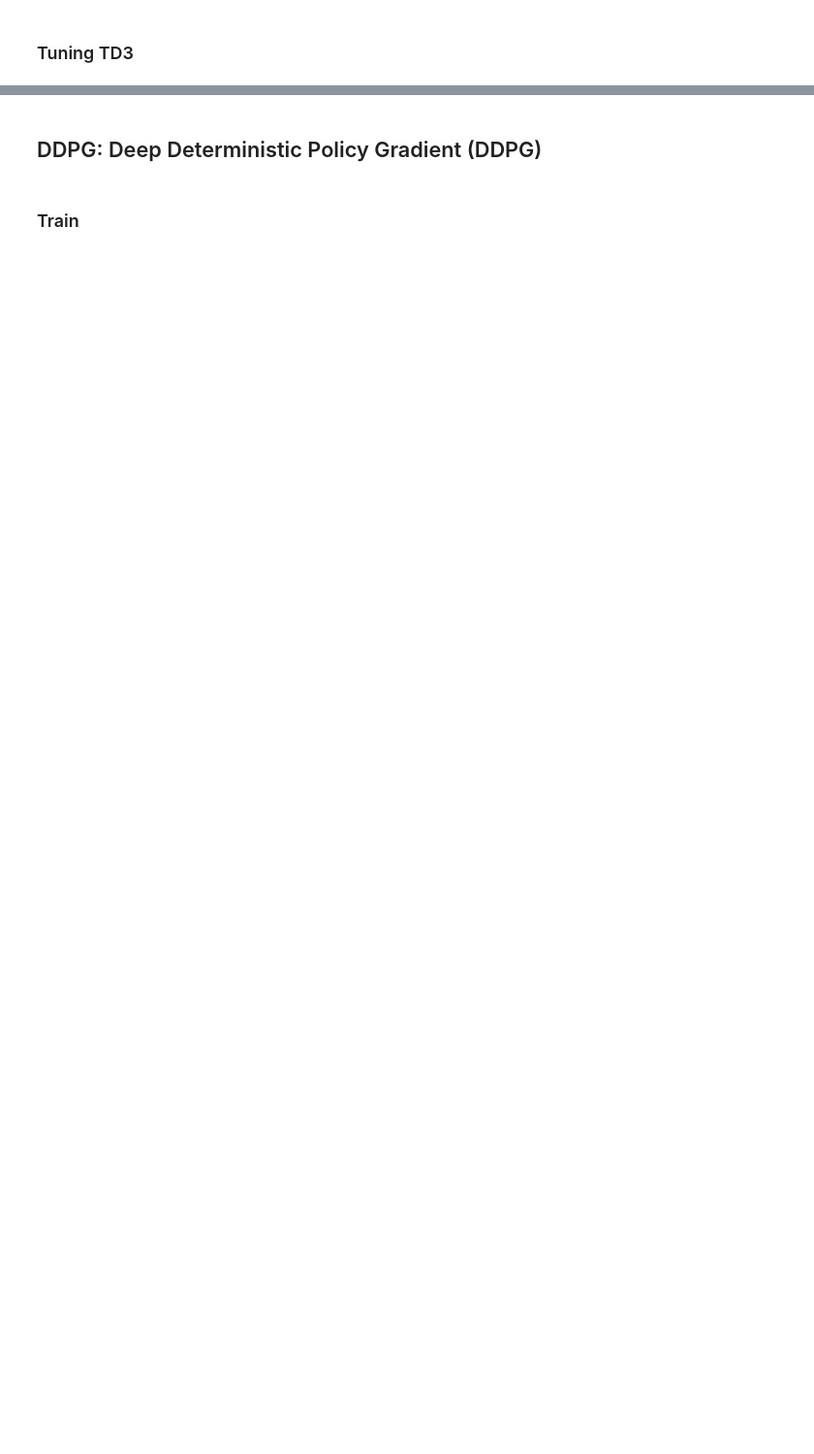
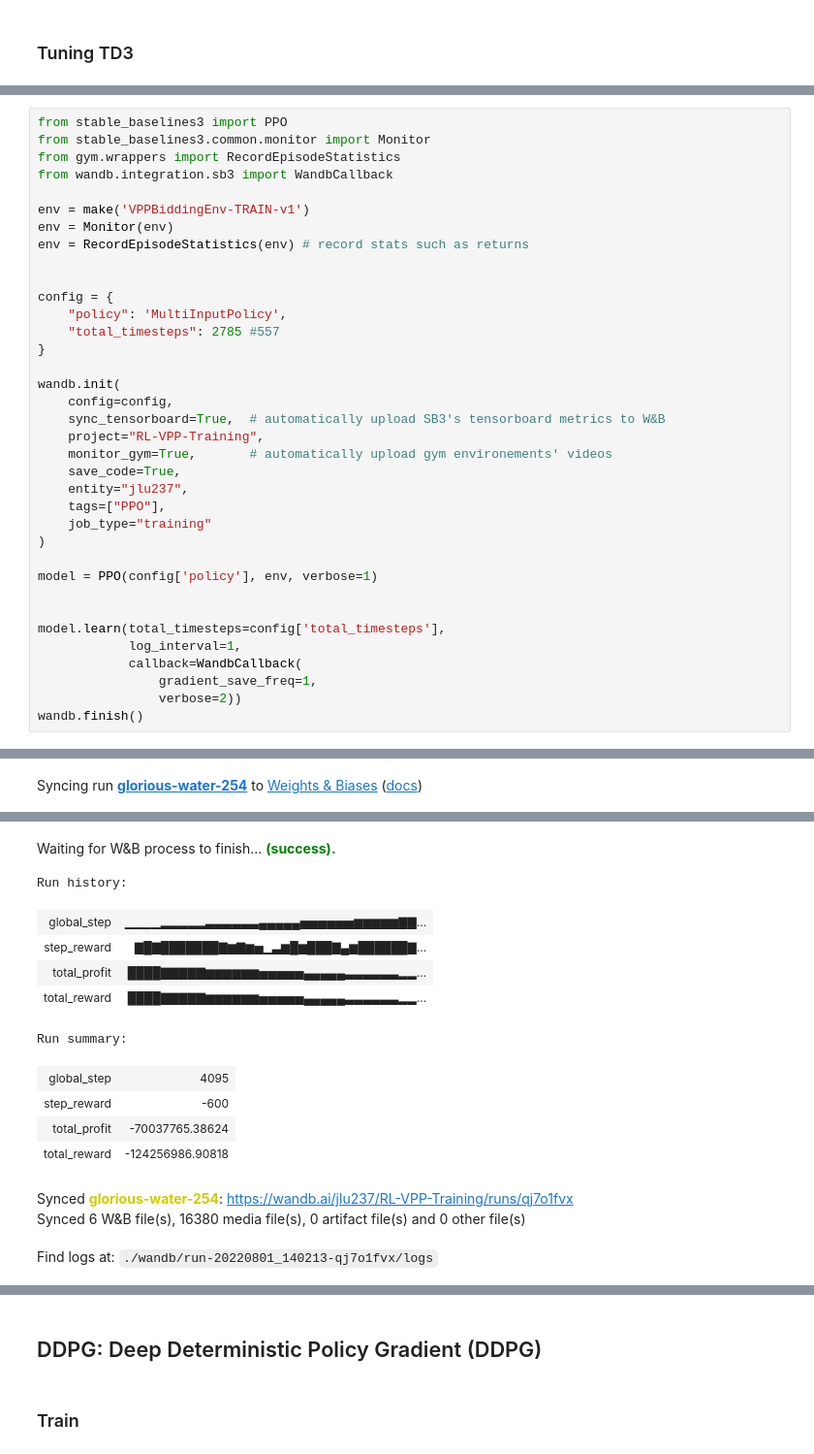
Before and after one commit to jlp237/MA-VPP-RL-bidding, a Jupyter notebook: 02_VPPBiddingEnv.ipynb, the cells around one changed output, grey strips where cells are left out. Shown at 97% size. Saved outputs shown, nothing was run; the diff lists cells and outputs as text; blank space fills up the shorter version.

```diff
--- a/02_VPPBiddingEnv.ipynb
+++ b/02_VPPBiddingEnv.ipynb
@@ -382,0 +476,37 @@ except KeyboardInterrupt:
+# %%
+from stable_baselines3 import PPO
+from stable_baselines3.common.monitor import Monitor
+from gym.wrappers import RecordEpisodeStatistics
+from wandb.integration.sb3 import WandbCallback
+
+env = make('VPPBiddingEnv-TRAIN-v1')
+env = Monitor(env)
+env = RecordEpisodeStatistics(env) # record stats such as returns
+
+
+config = {
+    "policy": 'MultiInputPolicy',
+    "total_timesteps": 2785 #557
+}
+
+wandb.init(
+    config=config,
+    sync_tensorboard=True,  # automatically upload SB3's tensorboard metrics to W&B
+    project="RL-VPP-Training",
+    monitor_gym=True,       # automatically upload gym environements' videos
+    save_code=True,
+    entity="jlu237",
+    tags=["PPO"],
+    job_type="training"
+)
+
+model = PPO(config['policy'], env, verbose=1)
+
+
+model.learn(total_timesteps=config['total_timesteps'],
+            log_interval=1,
+            callback=WandbCallback(
+                gradient_save_freq=1,
+                verbose=2))
+wandb.finish()
+# %% [output]
@@ -382,0 +515 @@ except KeyboardInterrupt:
+Syncing run glorious-water-254 to Weights & Biases (docs)
@@ -382,0 +533,14 @@ except KeyboardInterrupt:
+Waiting for W&B process to finish... (success).
+Run history:
+| global_step | ▁▁▁▁▂▂▂▂▂▃▃▃▃▃▃▄▄▄▄▄▅▅▅▅▅▅▆▆▆▆▆▇▇... |
+| step_reward | ▇█▇███████▇▆▇▆▅▁▃▆█▆███▇▄▆██████▇... |
+| total_profit | ████▇▇▇▇▇▆▆▆▆▆▆▅▅▅▅▅▄▄▄▄▄▃▃▃▃▃▃▂▂... |
+| total_reward | ████▇▇▇▇▇▆▆▆▆▆▆▅▅▅▅▅▄▄▄▄▄▃▃▃▃▃▃▂▂... |
+Run summary:
+| global_step | 4095 |
+| step_reward | -600 |
+| total_profit | -70037765.38624 |
+| total_reward | -124256986.90818 |
+Synced glorious-water-254: https://wandb.ai/jlu237/RL-VPP-Training/runs/qj7o1fvx
+Synced 6 W&B file(s), 16380 media file(s), 0 artifact file(s) and 0 other file(s)
+Find logs at: ./wandb/run-20220801_140213-qj7o1fvx/logs
```
Also changed, not shown: parts of 51 cells of this notebook, 6 other files.
